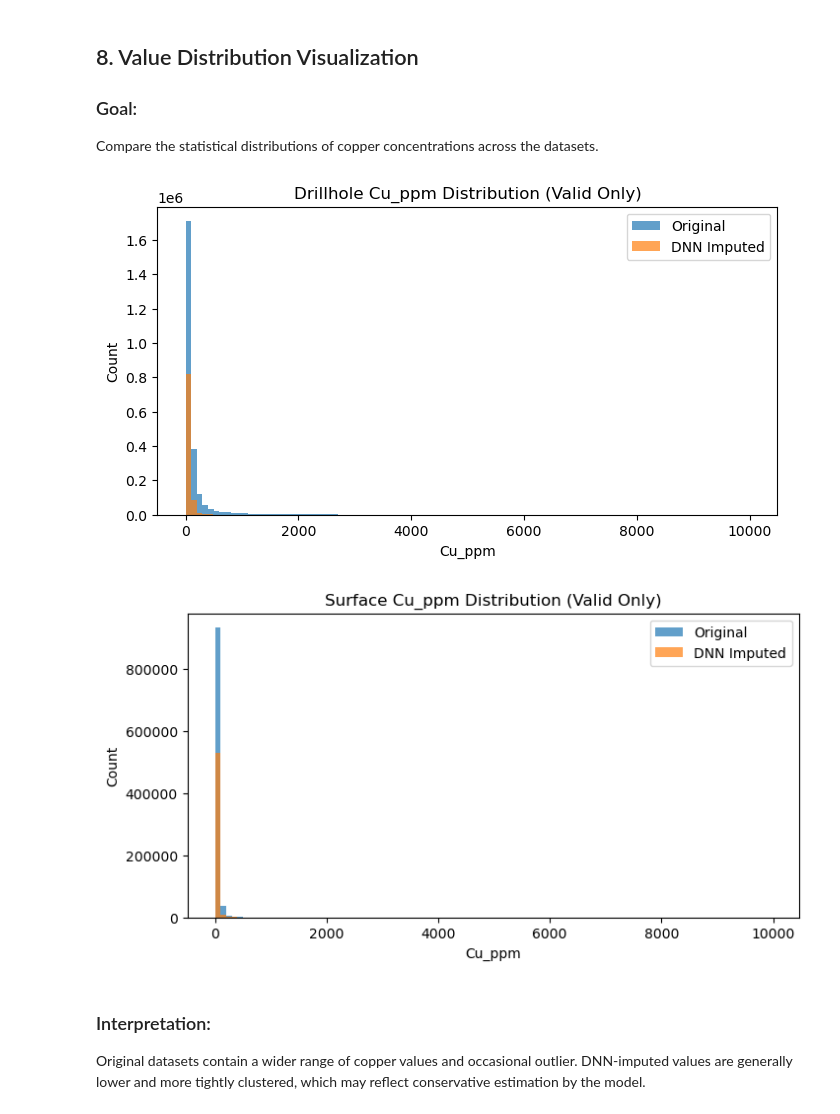
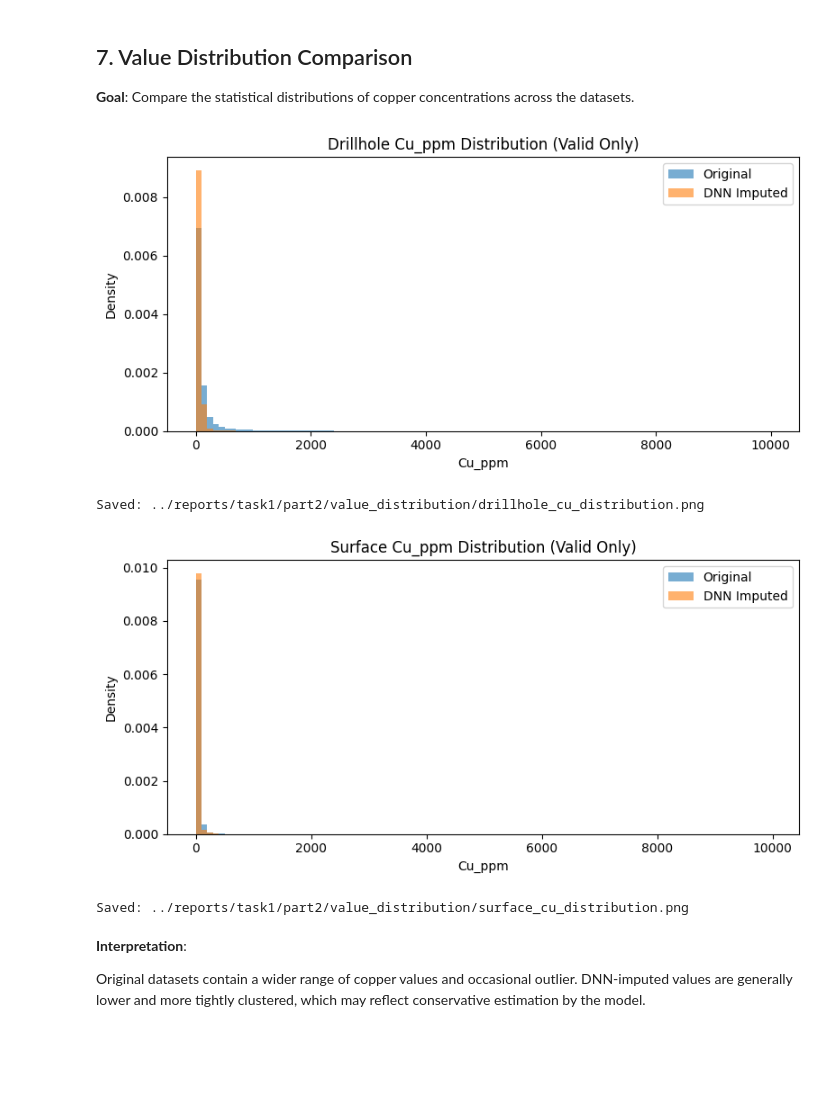
Before and after one commit to zyWang4capstone/Capstone-project-cu-gap-analysis-platform, a Jupyter notebook: notebooks/First-step EDA.ipynb, the cells around one changed output. Cells and saved outputs as stored; diff of their text form; code cells hidden in the pictures; blank space fills up the shorter version.

```diff
--- a/notebooks/First-step EDA.ipynb
+++ b/notebooks/First-step EDA.ipynb
@@ -203,32 +671,59 @@ This supports the project's aim of revealing hidden exploration targets by filli
 # %% [markdown]
-## 8. Value Distribution Visualization
-### Goal:
+## 7. Value Distribution Comparison
+**Goal**:
 Compare the statistical distributions of copper concentrations across the datasets.
-# %%
-#Histogram for drillhole data
-plt.figure(figsize=(8,4))
-plt.hist(df_dh_orig_valid['Cu_ppm'], bins=100, alpha=0.7, label='Original')
-plt.hist(df_dh_dl_valid['Cu_ppm'], bins=100, alpha=0.7, label='DNN Imputed')
-plt.xlabel('Cu_ppm')
-plt.ylabel('Count')
-plt.title('Drillhole Cu_ppm Distribution (Valid Only)')
-plt.legend()
-plt.show()
-
-#Histogram for surface data
-plt.figure(figsize=(8,4))
-plt.hist(df_surf_orig_valid['Cu_ppm'], bins=100, alpha=0.7, label='Original')
-plt.hist(df_surf_dl_valid['Cu_ppm'], bins=100, alpha=0.7, label='DNN Imputed')
-plt.xlabel('Cu_ppm')
-plt.ylabel('Count')
-plt.title('Surface Cu_ppm Distribution (Valid Only)')
-plt.legend()
-plt.show()
-# %% [output]
-[figure, removed]
-[figure, removed]
+# %%
+DIST_DIR  = PART2_DIR / "value_distribution"
+DIST_DIR.mkdir(parents=True, exist_ok=True)
+
+def _shared_bins(a: np.ndarray, b: np.ndarray, bins: int = 100):
+    """Build shared bin edges from combined min/max of two arrays."""
+    lo = np.nanmin([np.nanmin(a), np.nanmin(b)])
+    hi = np.nanmax([np.nanmax(a), np.nanmax(b)])
+    if not np.isfinite(lo) or not np.isfinite(hi) or lo == hi:
+        lo, hi = 0.0, 1.0  # fallback
+    return np.linspace(lo, hi, bins + 1)
+
+def plot_distribution(df_o, df_d, title, outfile, col="Cu_ppm", bins=100):
+    s_o = pd.to_numeric(df_o[col], errors="coerce").dropna().values
+    s_d = pd.to_numeric(df_d[col], errors="coerce").dropna().values
+    edges = _shared_bins(s_o, s_d, bins=bins)
+
+    fig, ax = plt.subplots(figsize=(8, 4))
+    ax.hist(s_o, bins=edges, alpha=0.6, label="Original", density=True)
+    ax.hist(s_d, bins=edges, alpha=0.6, label="DNN Imputed", density=True)
+    ax.set_xlabel(col)
+    ax.set_ylabel("Density")
+    ax.set_title(title)
+    ax.legend()
+    plt.tight_layout()
+    save_path = DIST_DIR / outfile
+    plt.savefig(save_path, dpi=200)
+    plt.show()
+    print(f"Saved: {save_path}")
+
+# Drillhole (valid)
+plot_distribution(
+    df_o=df_dh_orig_valid,
+    df_d=df_dh_dl_valid,
+    title="Drillhole Cu_ppm Distribution (Valid Only)",
+    outfile="drillhole_cu_distribution.png"
+)
+
+# Surface (valid)
+plot_distribution(
+    df_o=df_surf_orig_valid,
+    df_d=df_surf_dl_valid,
+    title="Surface Cu_ppm Distribution (Valid Only)",
+    outfile="surface_cu_distribution.png"
+)
+# %% [output]
+[figure, added]
+Saved: ../reports/task1/part2/value_distribution/drillhole_cu_distribution.png
+[figure, added]
+Saved: ../reports/task1/part2/value_distribution/surface_cu_distribution.png
 # %% [markdown]
-### Interpretation:
+**Interpretation**:
 
 Original datasets contain a wider range of copper values and occasional outlier.
 DNN-imputed values are generally lower and more tightly clustered, which may reflect conservative estimation by the model.
```
Also changed, not shown: parts of 77 cells of this notebook, 35 other files.
